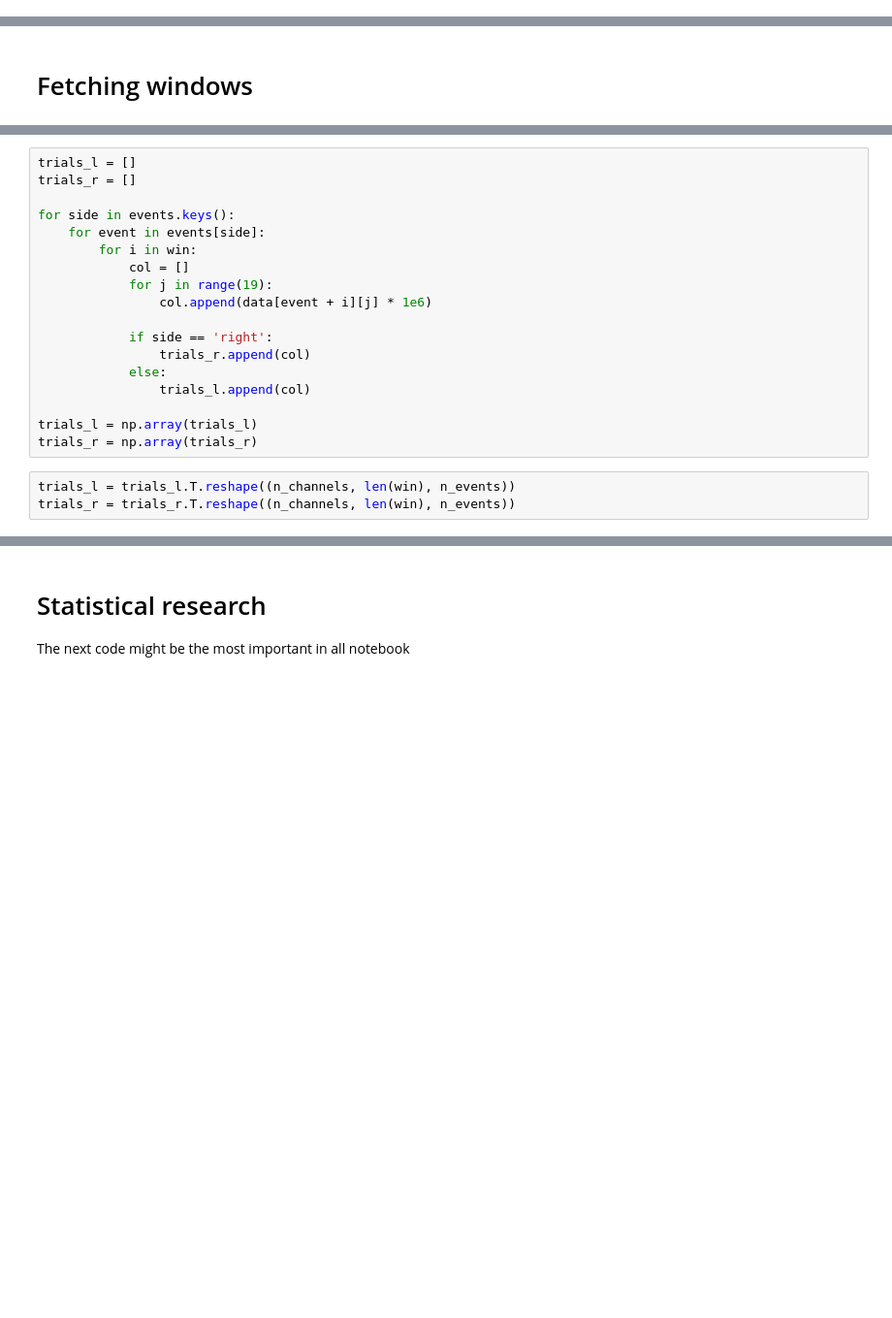
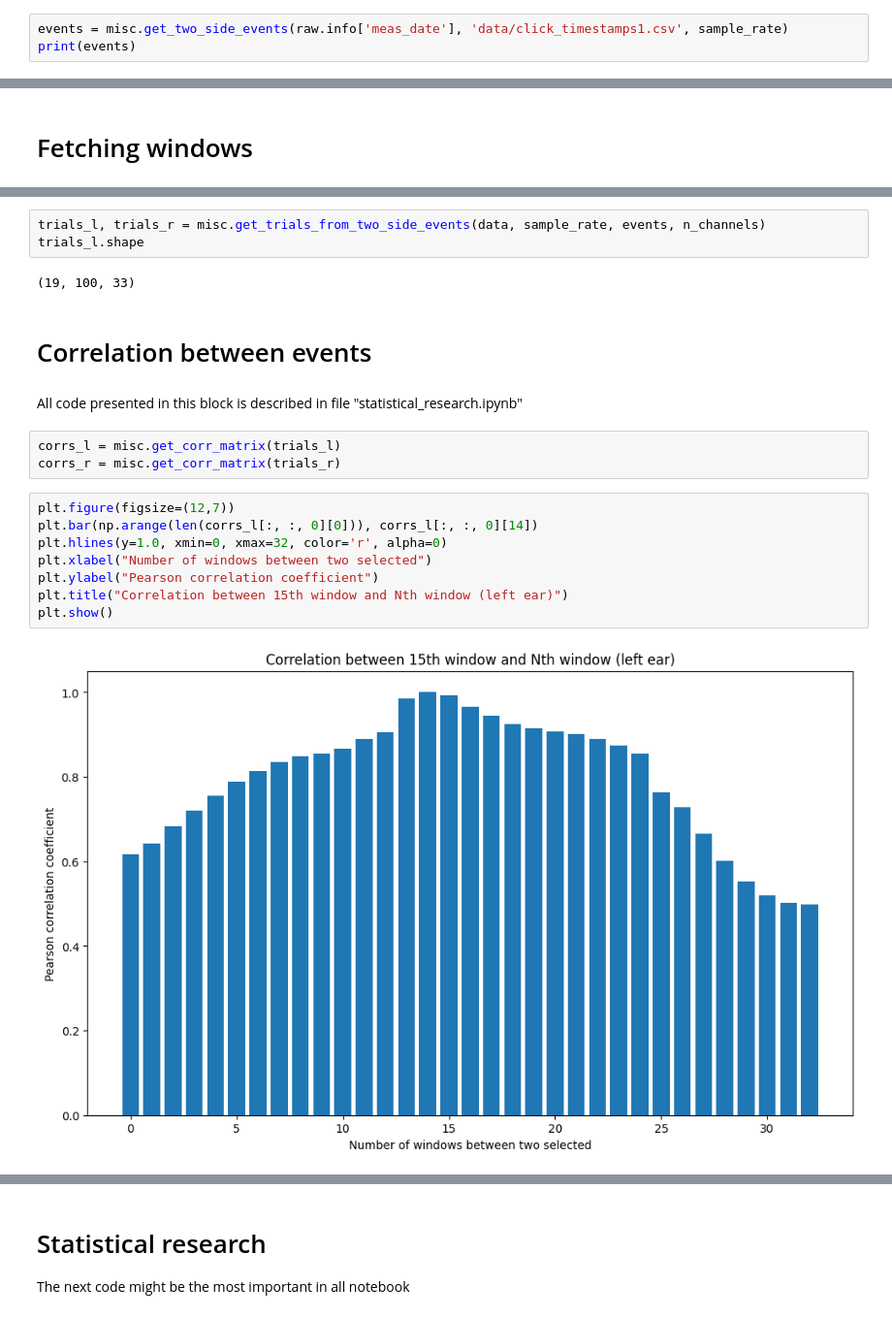
Before and after one commit to deltaC/EEG_Event_Classification, a Jupyter notebook: new_method_stat_research.ipynb, the cells around one changed output, grey strips where cells are left out. Shown at 97% size. Drawn from its saved outputs; the diff is of its cells as text; blank space fills up the shorter version.

Commit message:
added correlation

```diff
--- a/new_method_stat_research.ipynb
+++ b/new_method_stat_research.ipynb
@@ -124,0 +85,3 @@ n_events = len(events['left'])
+# %%
+events = misc.get_two_side_events(raw.info['meas_date'], 'data/click_timestamps1.csv', sample_rate)
+print(events)
@@ -136,21 +92,22 @@ dict_keys(['left', 'right'])
-# %%
-trials_l = []
-trials_r = []
-
-for side in events.keys():
-    for event in events[side]:
-        for i in win:
-            col = []
-            for j in range(19):
-                col.append(data[event + i][j] * 1e6)
-
-            if side == 'right':
-                trials_r.append(col)
-            else:
-                trials_l.append(col)
-
-trials_l = np.array(trials_l)
-trials_r = np.array(trials_r)
-# %%
-trials_l = trials_l.T.reshape((n_channels, len(win), n_events))
-trials_r = trials_r.T.reshape((n_channels, len(win), n_events))
+# %%
+trials_l, trials_r = misc.get_trials_from_two_side_events(data, sample_rate, events, n_channels)
+trials_l.shape
+# %% [output]
+(19, 100, 33)
+# %% [markdown]
+# Correlation between events
+# %% [markdown]
+All code presented in this block is described in file "statistical_research.ipynb"
+# %%
+corrs_l = misc.get_corr_matrix(trials_l)
+corrs_r = misc.get_corr_matrix(trials_r)
+# %%
+plt.figure(figsize=(12,7))
+plt.bar(np.arange(len(corrs_l[:, :, 0][0])), corrs_l[:, :, 0][14])
+plt.hlines(y=1.0, xmin=0, xmax=32, color='r', alpha=0)
+plt.xlabel("Number of windows between two selected")
+plt.ylabel("Pearson correlation coefficient")
+plt.title("Correlation between 15th window and Nth window (left ear)")
+plt.show()
+# %% [output]
+[figure, added]
```
Also changed, not shown: parts of 27 cells of this notebook, 14 other files.
